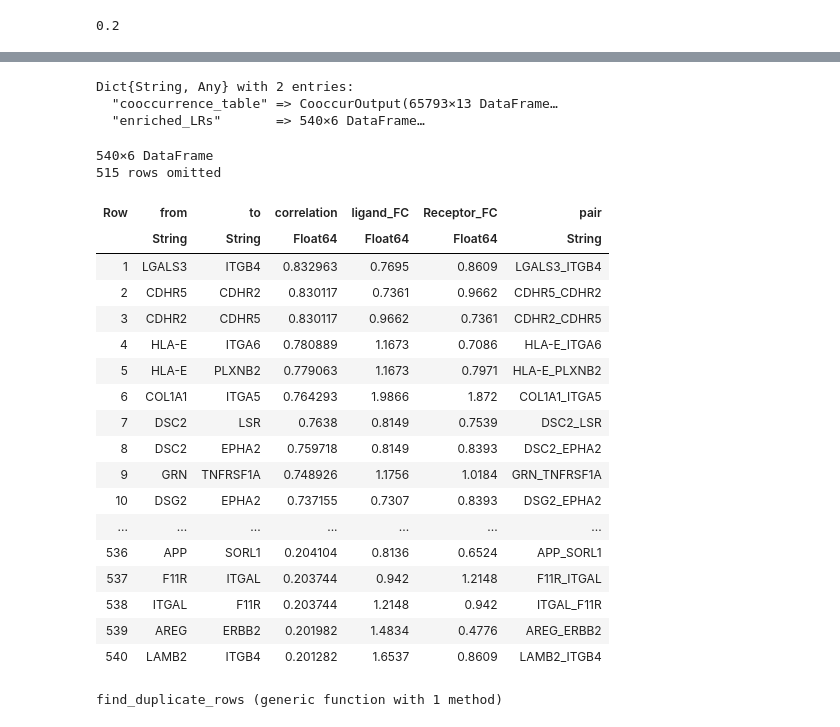
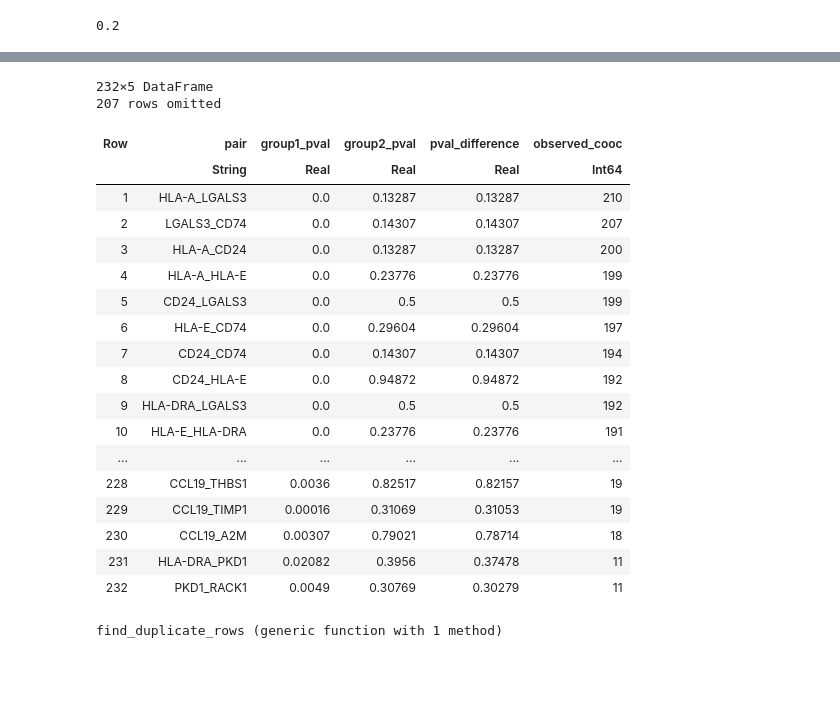
Before and after one commit to aadimator/ISCHIA.jl, a Jupyter notebook: notebooks/comparison.ipynb, the cells around one changed output, grey strips where cells are left out. Saved outputs shown, nothing was run; the diff lists cells and outputs as text; code cells hidden in the pictures; blank space fills up the shorter version.

Commit message:
only use single pair

```diff
--- a/notebooks/comparison.ipynb
+++ b/notebooks/comparison.ipynb
@@ -100,32 +172,27 @@ lr_cc7["enriched_LRs"]
-# %%
-lr_cc7
-# %% [output]
-Dict{String, Any} with 2 entries:
-  "cooccurrence_table" => CooccurOutput(65793×13 DataFrame…
-  "enriched_LRs"       => 540×6 DataFrame…
-# %%
-lr_cc7["enriched_LRs"]
-# %% [output]
-540×6 DataFrame
-515 rows omitted
-| Row | from | to | correlation | ligand_FC | Receptor_FC | pair |
-|  | String | String | Float64 | Float64 | Float64 | String |
-| 1 | LGALS3 | ITGB4 | 0.832963 | 0.7695 | 0.8609 | LGALS3_ITGB4 |
-| 2 | CDHR5 | CDHR2 | 0.830117 | 0.7361 | 0.9662 | CDHR5_CDHR2 |
-| 3 | CDHR2 | CDHR5 | 0.830117 | 0.9662 | 0.7361 | CDHR2_CDHR5 |
-| 4 | HLA-E | ITGA6 | 0.780889 | 1.1673 | 0.7086 | HLA-E_ITGA6 |
-| 5 | HLA-E | PLXNB2 | 0.779063 | 1.1673 | 0.7971 | HLA-E_PLXNB2 |
-| 6 | COL1A1 | ITGA5 | 0.764293 | 1.9866 | 1.872 | COL1A1_ITGA5 |
-| 7 | DSC2 | LSR | 0.7638 | 0.8149 | 0.7539 | DSC2_LSR |
-| 8 | DSC2 | EPHA2 | 0.759718 | 0.8149 | 0.8393 | DSC2_EPHA2 |
-| 9 | GRN | TNFRSF1A | 0.748926 | 1.1756 | 1.0184 | GRN_TNFRSF1A |
-| 10 | DSG2 | EPHA2 | 0.737155 | 0.7307 | 0.8393 | DSG2_EPHA2 |
-| ... | ... | ... | ... | ... | ... | ... |
-| 536 | APP | SORL1 | 0.204104 | 0.8136 | 0.6524 | APP_SORL1 |
-| 537 | F11R | ITGAL | 0.203744 | 0.942 | 1.2148 | F11R_ITGAL |
-| 538 | ITGAL | F11R | 0.203744 | 1.2148 | 0.942 | ITGAL_F11R |
-| 539 | AREG | ERBB2 | 0.201982 | 1.4834 | 0.4776 | AREG_ERBB2 |
-| 540 | LAMB2 | ITGB4 | 0.201282 | 1.6537 | 0.8609 | LAMB2_ITGB4 |
+# %%
+diff_df47 = find_differentially_cooccurring_LR_pairs(lr_cc4, lr_cc7, 0.05, 0.1)
+diff_df74 = find_differentially_cooccurring_LR_pairs(lr_cc7, lr_cc4, 0.05, 0.1)
+# %% [output]
+232×5 DataFrame
+207 rows omitted
+| Row | pair | group1_pval | group2_pval | pval_difference | observed_cooc |
+|  | String | Real | Real | Real | Int64 |
+| 1 | HLA-A_LGALS3 | 0.0 | 0.13287 | 0.13287 | 210 |
+| 2 | LGALS3_CD74 | 0.0 | 0.14307 | 0.14307 | 207 |
+| 3 | HLA-A_CD24 | 0.0 | 0.13287 | 0.13287 | 200 |
+| 4 | HLA-A_HLA-E | 0.0 | 0.23776 | 0.23776 | 199 |
+| 5 | CD24_LGALS3 | 0.0 | 0.5 | 0.5 | 199 |
+| 6 | HLA-E_CD74 | 0.0 | 0.29604 | 0.29604 | 197 |
+| 7 | CD24_CD74 | 0.0 | 0.14307 | 0.14307 | 194 |
+| 8 | CD24_HLA-E | 0.0 | 0.94872 | 0.94872 | 192 |
+| 9 | HLA-DRA_LGALS3 | 0.0 | 0.5 | 0.5 | 192 |
+| 10 | HLA-E_HLA-DRA | 0.0 | 0.23776 | 0.23776 | 191 |
+| ... | ... | ... | ... | ... | ... |
+| 228 | CCL19_THBS1 | 0.0036 | 0.82517 | 0.82157 | 19 |
+| 229 | CCL19_TIMP1 | 0.00016 | 0.31069 | 0.31053 | 19 |
+| 230 | CCL19_A2M | 0.00307 | 0.79021 | 0.78714 | 18 |
+| 231 | HLA-DRA_PKD1 | 0.02082 | 0.3956 | 0.37478 | 11 |
+| 232 | PKD1_RACK1 | 0.0049 | 0.30769 | 0.30279 | 11 |
 # %%
 function find_duplicate_rows(df, column_name)
     # Get the unique values in the specified column
```
Also changed, not shown: parts of 4 cells of this notebook, 1 other file.
